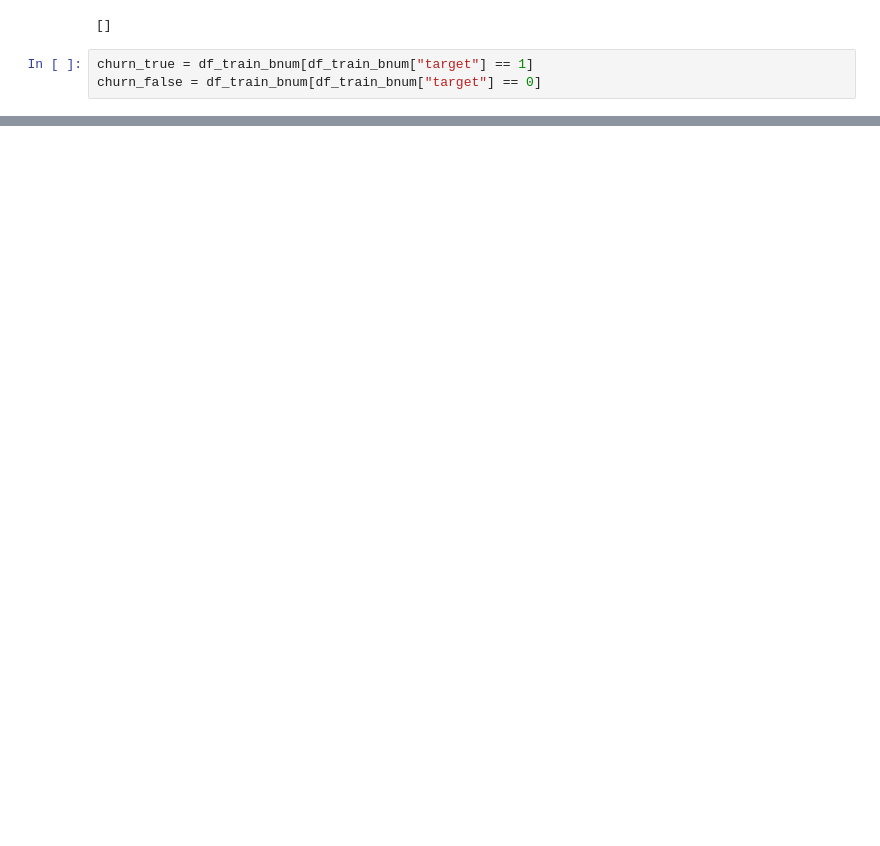
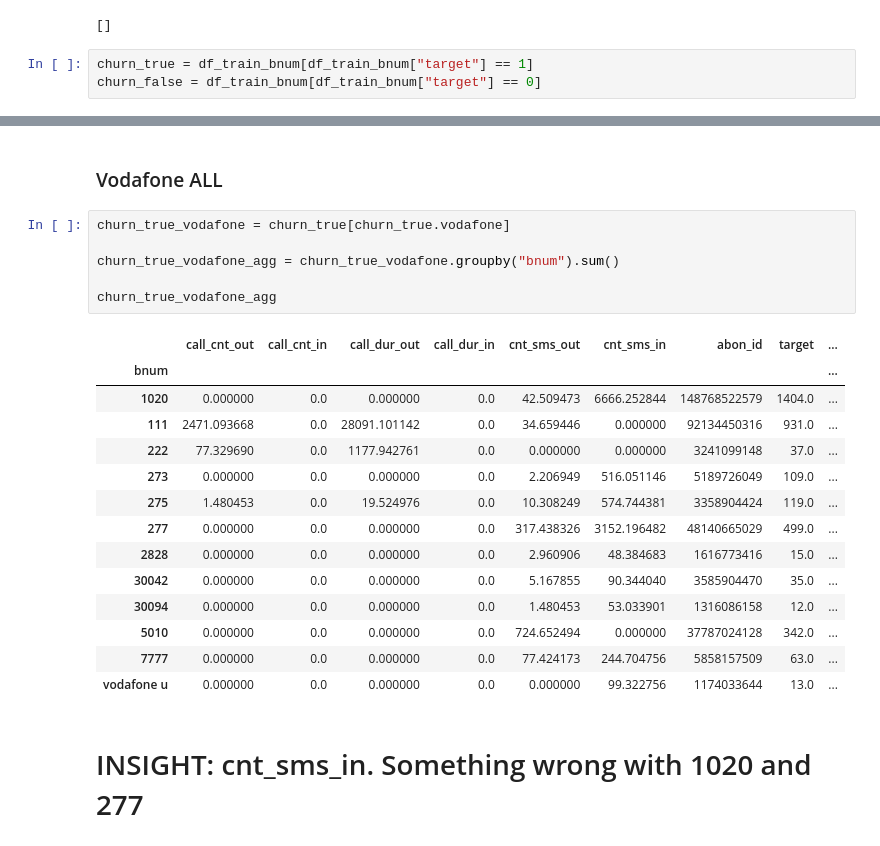
Before and after one commit to bezrukavyi/ML-churn-prediction, a Jupyter notebook: project_step_4.ipynb, the cells around one changed output, grey strips where cells are left out. Saved outputs shown, nothing was run; the diff lists cells and outputs as text; blank space fills up the shorter version.

```diff
--- a/project_step_4.ipynb
+++ b/project_step_4.ipynb
@@ -1014,0 +1124,25 @@ churn_false.groupby("bnum").count().sort_values("target", ascending=False)
+# %% [markdown]
+### Vodafone ALL
+# %%
+churn_true_vodafone = churn_true[churn_true.vodafone]
+
+churn_true_vodafone_agg = churn_true_vodafone.groupby("bnum").sum()
+
+churn_true_vodafone_agg
+# %% [output]
+|  | call_cnt_out | call_cnt_in | call_dur_out | call_dur_in | cnt_sms_out | cnt_sms_in | abon_id | target | ... |
+| bnum |  |  |  |  |  |  |  |  | ... |
+| 1020 | 0.000000 | 0.0 | 0.000000 | 0.0 | 42.509473 | 6666.252844 | 148768522579 | 1404.0 | ... |
+| 111 | 2471.093668 | 0.0 | 28091.101142 | 0.0 | 34.659446 | 0.000000 | 92134450316 | 931.0 | ... |
+| 222 | 77.329690 | 0.0 | 1177.942761 | 0.0 | 0.000000 | 0.000000 | 3241099148 | 37.0 | ... |
+| 273 | 0.000000 | 0.0 | 0.000000 | 0.0 | 2.206949 | 516.051146 | 5189726049 | 109.0 | ... |
+| 275 | 1.480453 | 0.0 | 19.524976 | 0.0 | 10.308249 | 574.744381 | 3358904424 | 119.0 | ... |
+| 277 | 0.000000 | 0.0 | 0.000000 | 0.0 | 317.438326 | 3152.196482 | 48140665029 | 499.0 | ... |
+| 2828 | 0.000000 | 0.0 | 0.000000 | 0.0 | 2.960906 | 48.384683 | 1616773416 | 15.0 | ... |
+| 30042 | 0.000000 | 0.0 | 0.000000 | 0.0 | 5.167855 | 90.344040 | 3585904470 | 35.0 | ... |
+| 30094 | 0.000000 | 0.0 | 0.000000 | 0.0 | 1.480453 | 53.033901 | 1316086158 | 12.0 | ... |
+| 5010 | 0.000000 | 0.0 | 0.000000 | 0.0 | 724.652494 | 0.000000 | 37787024128 | 342.0 | ... |
+| 7777 | 0.000000 | 0.0 | 0.000000 | 0.0 | 77.424173 | 244.704756 | 5858157509 | 63.0 | ... |
+| vodafone u | 0.000000 | 0.0 | 0.000000 | 0.0 | 0.000000 | 99.322756 | 1174033644 | 13.0 | ... |
+# %% [markdown]
+# INSIGHT: cnt_sms_in. Something wrong with 1020 and 277
```
Also changed, not shown: parts of 44 cells of this notebook, 2 other files.
